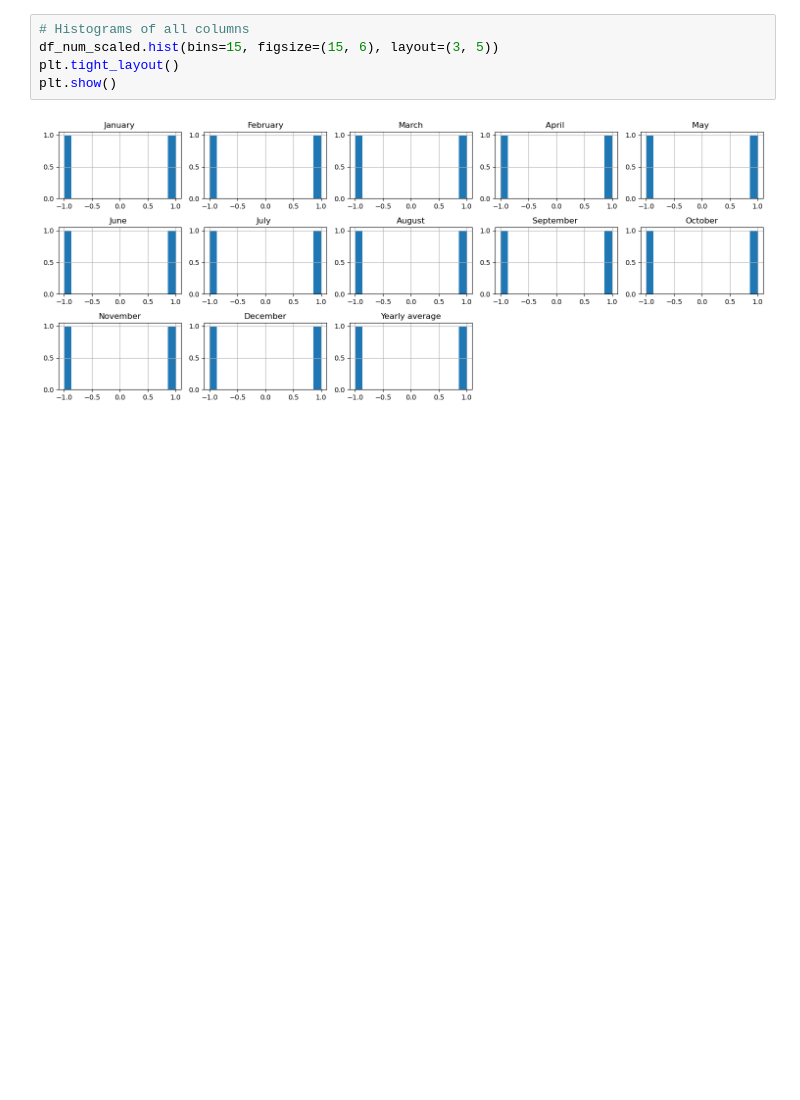
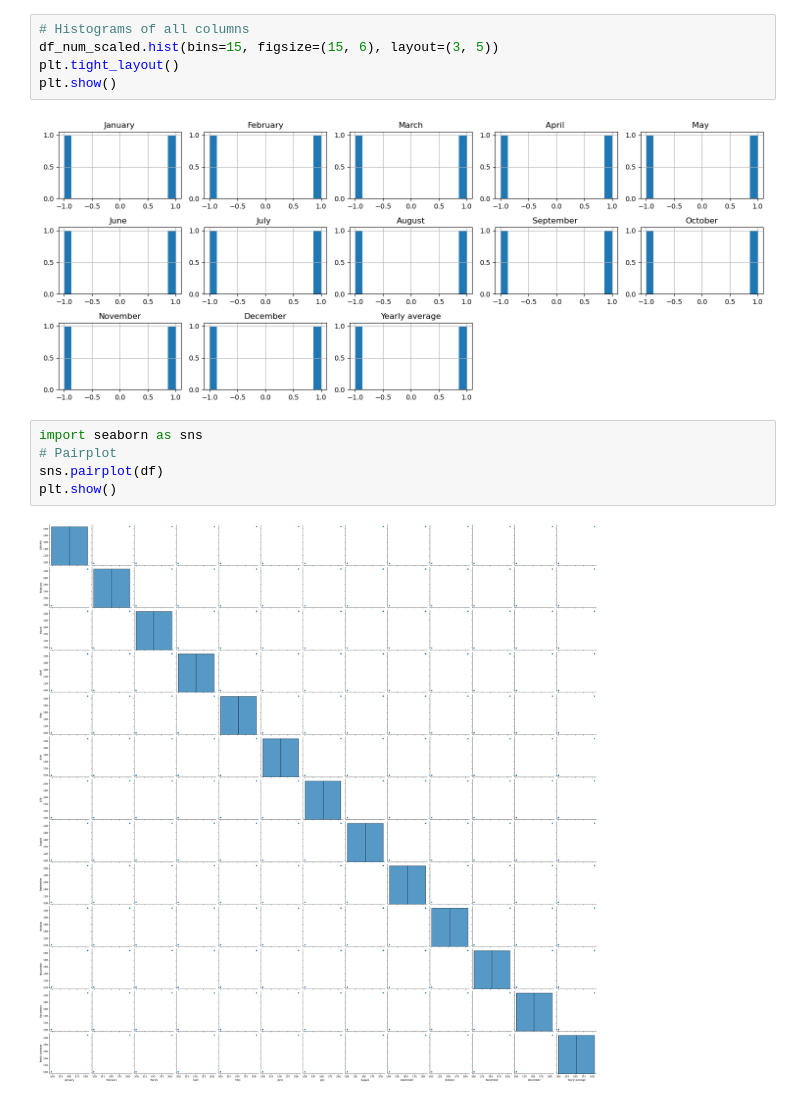
Before and after one commit to ylcnenes/Data, a Jupyter notebook: ca2.ipynb, the cells around one changed output. Saved outputs shown, nothing was run; the diff lists cells and outputs as text; blank space fills up the shorter version.

Commit message:
Pairplot

```diff
--- a/ca2.ipynb
+++ b/ca2.ipynb
@@ -144,3 +144,10 @@ plt.tight_layout()
 plt.show()
 # %% [output]
 [figure]
+# %%
+import seaborn as sns
+# Pairplot
+sns.pairplot(df)
+plt.show()
+# %% [output]
+[figure, added]
```
